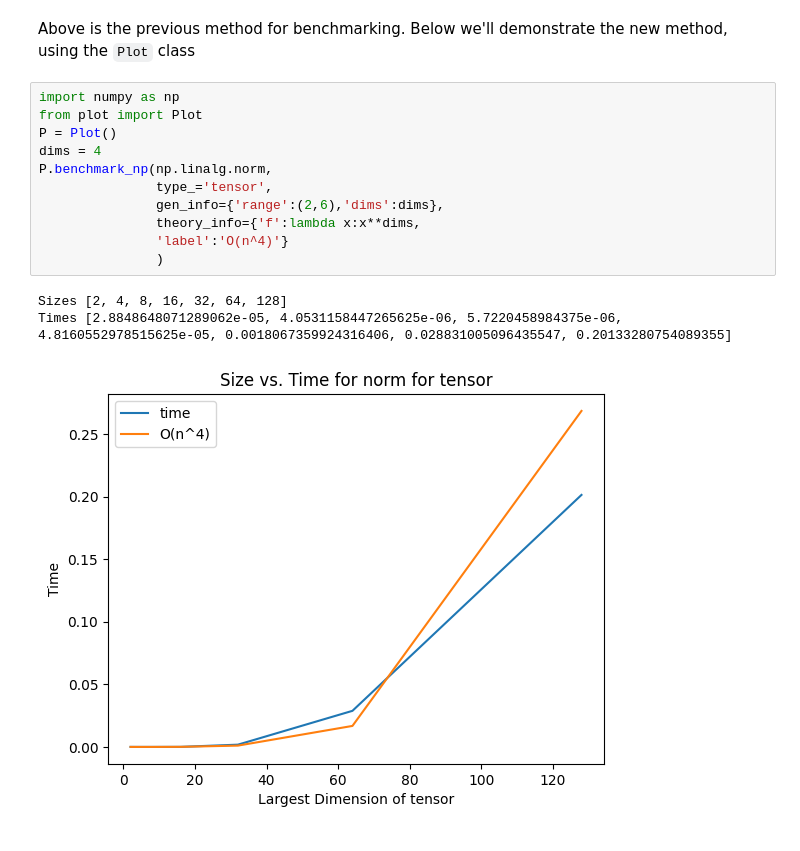
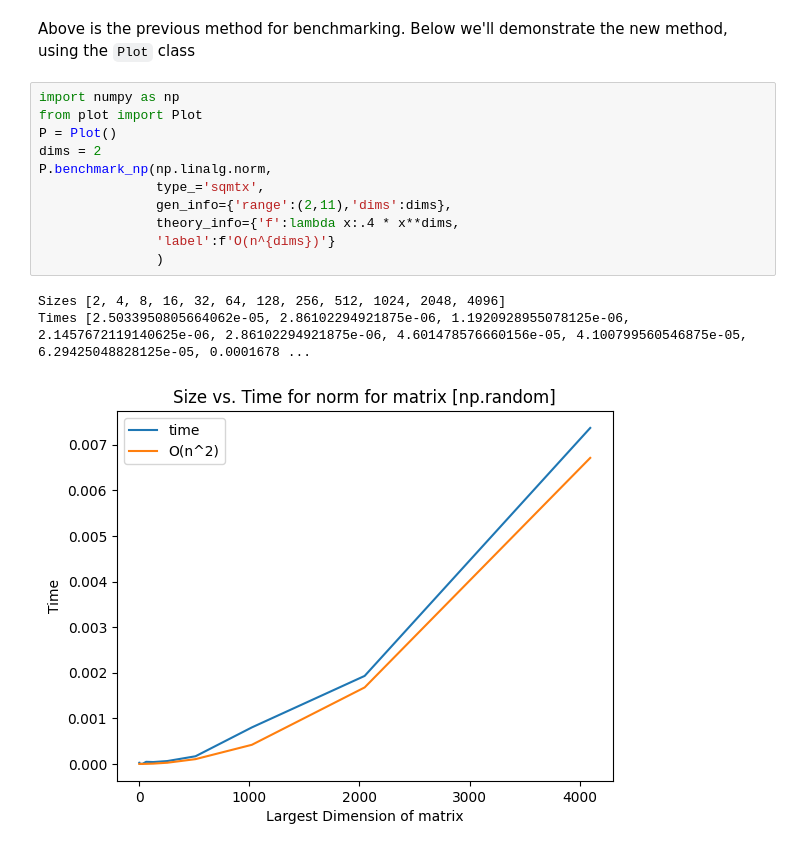
Before and after one commit to DolevArtzi/algsforbigdata, a Jupyter notebook: regression_testing.ipynb, the cells around one changed output. Cells and saved outputs as stored; diff of their text form.

```diff
--- a/regression_testing.ipynb
+++ b/regression_testing.ipynb
@@ -102,15 +102,15 @@ Above is the previous method for benchmarking. Below we'll demonstrate the new m
 # %%
 import numpy as np
 from plot import Plot
 P = Plot()
-dims = 4
+dims = 2
 P.benchmark_np(np.linalg.norm,
-               type_='tensor',
-               gen_info={'range':(2,6),'dims':dims},
-               theory_info={'f':lambda x:x**dims,
-               'label':'O(n^4)'}
+               type_='sqmtx',
+               gen_info={'range':(2,11),'dims':dims},
+               theory_info={'f':lambda x:.4 * x**dims,
+               'label':f'O(n^{dims})'}
                )
 # %% [output]
-Sizes [2, 4, 8, 16, 32, 64, 128]
-Times [2.8848648071289062e-05, 4.0531158447265625e-06, 5.7220458984375e-06, 4.8160552978515625e-05, 0.0018067359924316406, 0.028831005096435547, 0.20133280754089355]
+Sizes [2, 4, 8, 16, 32, 64, 128, 256, 512, 1024, 2048, 4096]
+Times [2.5033950805664062e-05, 2.86102294921875e-06, 1.1920928955078125e-06, 2.1457672119140625e-06, 2.86102294921875e-06, 4.601478576660156e-05, 4.100799560546875e-05, 6.29425048828125e-05, 0.0001678 ...
-[figure, old version]
+[figure, new version]
```
Also changed, not shown: parts of 2 cells of this notebook, 2 other files.
